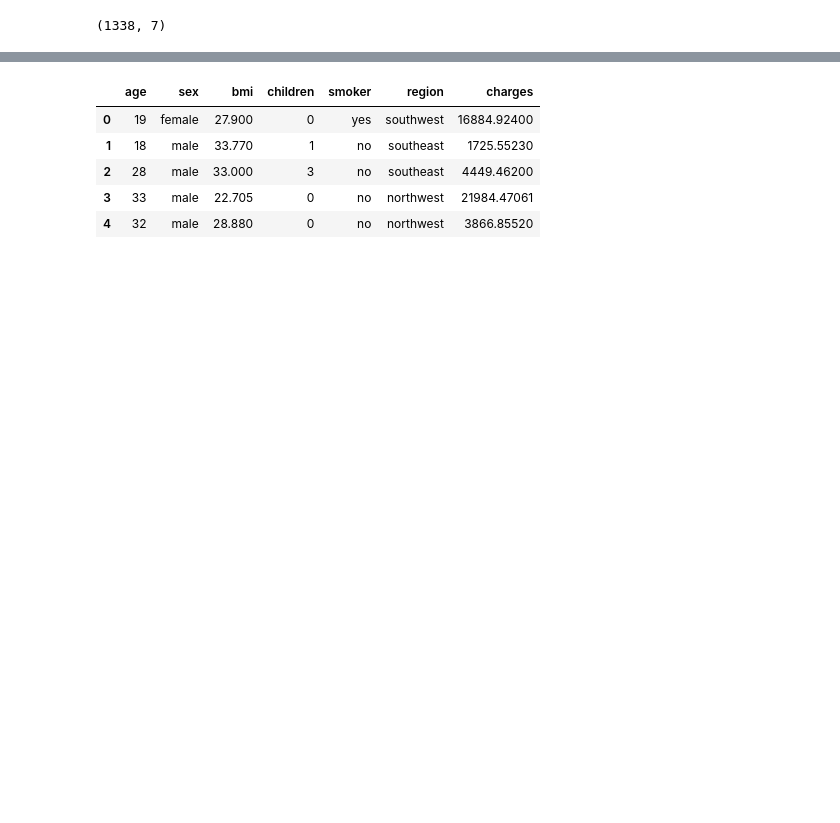
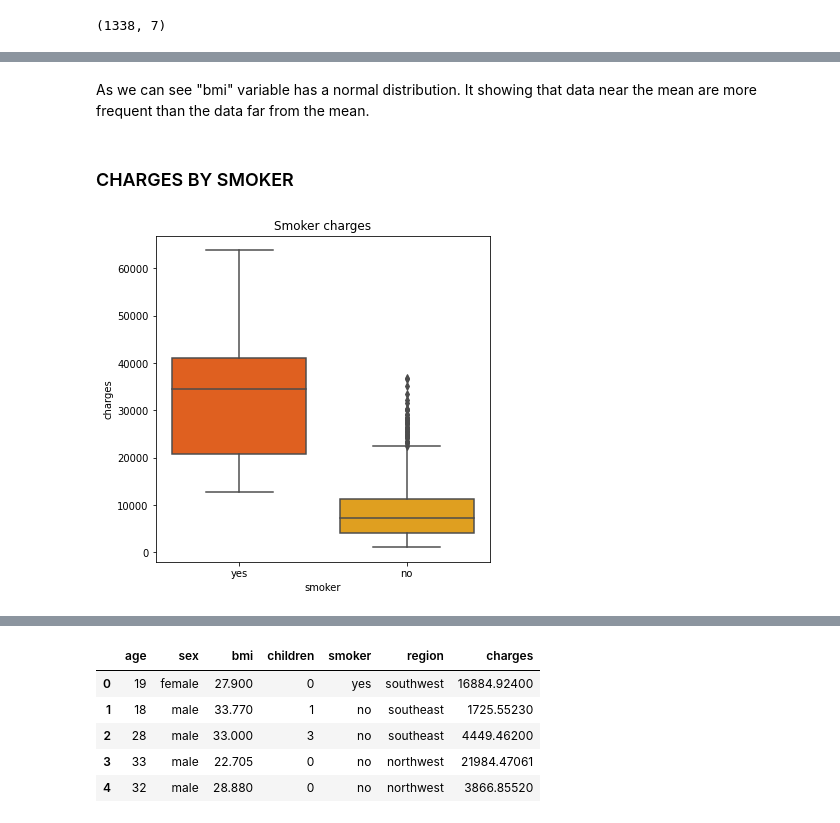
Before and after one commit to devrimakkoy/Global_AI_Hub_Proje, a Jupyter notebook: Insurance_Forecast.ipynb, the cells around one changed output, grey strips where cells are left out. Cells and saved outputs as stored; diff of their text form; code cells hidden in the pictures; blank space fills up the shorter version.

```diff
--- a/Insurance_Forecast.ipynb
+++ b/Insurance_Forecast.ipynb
@@ -332,0 +97,12 @@ from sklearn.metrics import classification_report
+# %% [markdown]
+As we can see "bmi" variable has a normal distribution. It showing that data near the mean are more frequent than the data far from the mean.
+# %% [markdown]
+### CHARGES BY SMOKER
+# %%
+# Smoker and charges
+plt.figure(figsize=(6,6))
+sns.boxplot(data=df, x='smoker', y='charges', palette="autumn")
+plt.title('Smoker charges')
+plt.show()
+# %% [output]
+[figure, added]
```
Also changed, not shown: parts of 182 cells of this notebook.
